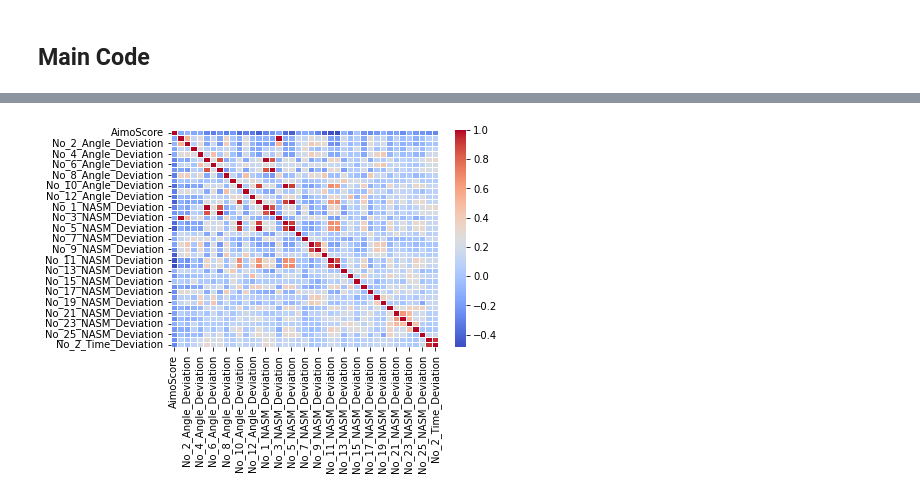
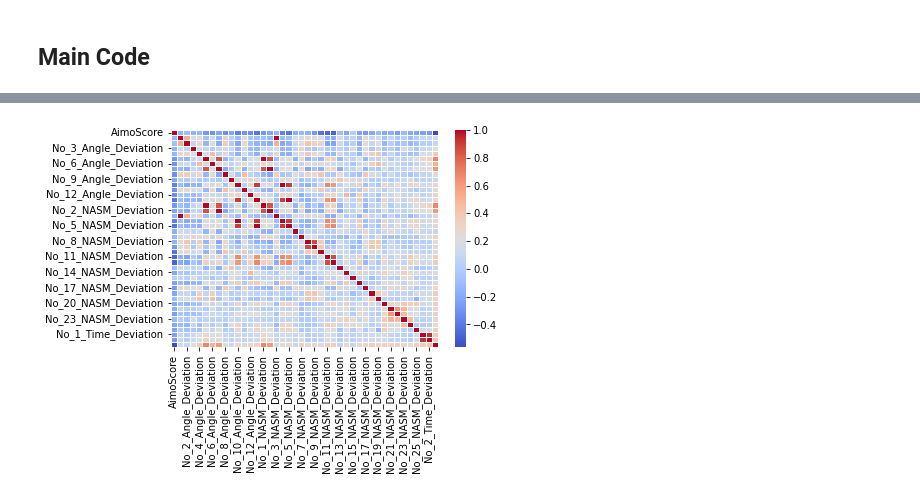
Before and after one commit to sb224sc-HT22-VT27/4dt907, a Jupyter notebook: src/ml-research/a2/a2.ipynb, the cells around one changed output, grey strips where cells are left out. Drawn from its saved outputs; the diff is of its cells as text; code cells hidden in the pictures.

Commit message:
feat: Imrpoved a2 with removing outliers and duplicates

```diff
--- a/src/ml-research/a2/a2.ipynb
+++ b/src/ml-research/a2/a2.ipynb
@@ -37,11 +37,7 @@ config = {
     "test_size": 0.2,
     "n_folds": 5,
     "shuffle": True,
-    # Below i dont know
-    "n_estimators": 200,
-    "max_depth": 7,
-    "learning_rate": 0.05,
-    "feature_set": "v2_processed",
+    "variant": "Remove outliers with cooks"
 }
 
 data_path = "../../data/AimoScore_WeakLink_big_scores_A2.csv"
@@ -61,7 +57,16 @@ Repository SamuelFredricBerg/4dt907 initialized!
 # %%
 def preprocessing(df):
     df_cleaned = df.drop("EstimatedScore", axis=1)
+    df_cleaned = df.drop_duplicates()
     return df_cleaned
+# %%
+def remove_outliers_cooks(X, y):
+    X_const = sm.add_constant(X)
+    influence = sm.OLS(y, X_const).fit().get_influence()
+    cooks_d = influence.cooks_distance[0]
+    threshold = 4 / len(X)
+    mask = cooks_d < threshold
+    return X[mask], y[mask]
 # %% [markdown]
 # Training
 # %%
@@ -90,56 +97,46 @@ print(f"Columns names: {df_names}")
 df_cleaned.describe()
 
 sns.heatmap(df_cleaned.corr(), annot=False, cmap="coolwarm", fmt=".1f", linewidths=0.5)
+plt.savefig("heatmap.png")
 plt.show()
 
-y = df_cleaned["AimoScore"]
-X = df_cleaned.drop("AimoScore", axis=1)
 
-model, y_pred, y_test = fitReg(X, y)
 
 
 # TODO: Uncomment below when reasonable results are aquired
-# with mlflow.start_run(run_name="A2-Training") as run:
-#     mlflow.log_params(config)
+with mlflow.start_run(run_name="A2-Training-Outlier") as run:
+    mlflow.log_params(config)
 
-#     model = fitreg(df_cleaned)
+    y = df_cleaned["AimoScore"]
+    X = df_cleaned.drop("AimoScore", axis=1)
 
-#     # TRAINING CODE GOES HERE
-#     # model = train_model()
+    X_clean, y_clean = remove_outliers_cooks(X, y)
 
-#     # Logging results
-#     # Create a dictionary for all results (EXAMPLE BELOW)
+    model, y_pred, y_test = fitReg(X_clean, y_clean)
 
-# 1. R-Squared (The Accuracy)
-# How much of the variance in AimoScore(Expert score) does your model explain?
-r2_scores = cross_val_score(model, X, y, cv=kf, scoring="r2")
+    # 1. R-Squared (The Accuracy)
+    # How much of the variance in AimoScore(Expert score) does your model explain?
+    r2_scores = cross_val_score(model, X_clean, y_clean, cv=kf, scoring="r2")
+    # 2. Mean Absolute Error (MAE)
+    # On average, how many points off is your prediction?
+    mae_scores = -cross_val_score(model, X_clean, y_clean, cv=kf, scoring="neg_mean_absolute_error")
+    # 3. Mean Squared Error (MSE)
+    mse_scores = -cross_val_score(model, X_clean, y_clean, cv=kf, scoring="neg_mean_squared_error")
+    results = {
+        "R2_Mean": r2_scores.mean(),
+        "MAE_Mean": mae_scores.mean(),
+        "MSE_Mean": mse_scores.mean(),
+    }
+    print(results)
+    mlflow.log_metrics(results)
 
-# 2. Mean Absolute Error (MAE)
-# On average, how many points off is your prediction?
-mae_scores = -cross_val_score(model, X, y, cv=kf, scoring="neg_mean_absolute_error")
+    mlflow.log_artifact("heatmap.png")
 
-# 3. Mean Squared Error (MSE)
-mse_scores = -cross_val_score(model, X, y, cv=kf, scoring="neg_mean_squared_error")
-
-results = {
-    "R2_Mean": r2_scores.mean(),
-    "MAE_Mean": mae_scores.mean(),
-    "MSE_Mean": mse_scores.mean(),
-}
-print(results)
-#     mlflow.log_metrics(results)
-
-#     # Logging visuals
-#     # Example how to below
-#     # plt.savefig("feature_importance.png")
-#     # mlflow.log_artifact("feature_importance.png")
-
-#     if utils.auto_check_challenger(run.info.run_id, metric_name="accuracy"):
-#         mlflow.sklearn.log_model(model, "model", registered_model_name="Project_Model")
-
-#         latest_v = utils.client.get_latest_versions("Project_Model")[0].version
-#         utils.client.set_registered_model_alias("Project_Model", "dev", latest_v)
-#         print("New model beat current @dev uploading to DagsHub")
-#     else:
-#         print("Did not beat current @dev, model not uploaded to Dagshub")
+    if utils.auto_check_challenger(run.info.run_id, metric_name="R2_Mean"):
+         mlflow.sklearn.log_model(model, "model", registered_model_name="Project_Model")
+         latest_v = utils.client.get_latest_versions("Project_Model")[0].version
+         utils.client.set_registered_model_alias("Project_Model", "dev", latest_v)
+         print("New model beat current @dev uploading to DagsHub")
+    else:
+         print("Did not beat current @dev, model not uploaded to Dagshub")
 # %% [output]
@@ -147,2 +144,2 @@ Number of columns: 41
 Columns names: ['AimoScore', 'No_1_Angle_Deviation', 'No_2_Angle_Deviation', 'No_3_Angle_Deviation', 'No_4_Angle_Deviation', 'No_5_Angle_Deviation', 'No_6_Angle_Deviation', 'No_7_Angle_Deviation', 'No ...
-[figure, old version]
+[figure, new version]
```
Also changed, not shown: parts of 2 cells of this notebook, 2 other files.
